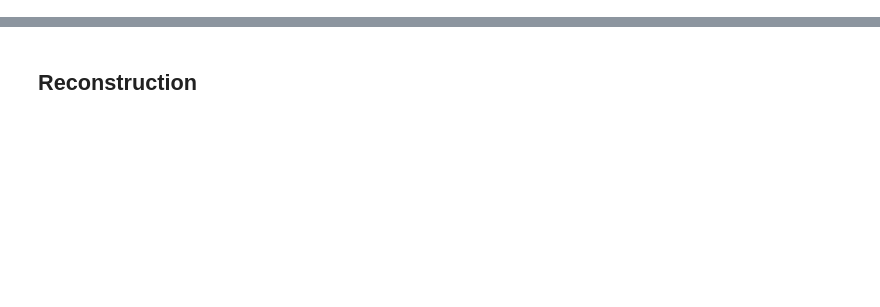
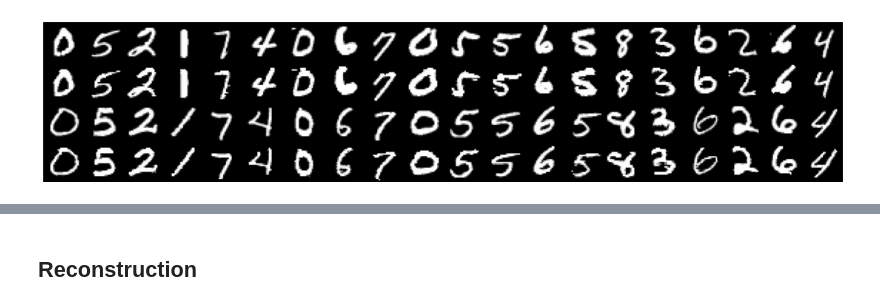
Before and after one commit to achintzeus1994/conditional_pixel_vae, a Jupyter notebook: POISE_achint/experiments/MNIST_MNIST.ipynb, the cells around one changed output, grey strips where cells are left out. Saved outputs shown, nothing was run; the diff lists cells and outputs as text; code cells hidden in the pictures; blank space fills up the shorter version.

Commit message:
pixel_vae

```diff
--- a/POISE_achint/experiments/MNIST_MNIST.ipynb
+++ b/POISE_achint/experiments/MNIST_MNIST.ipynb
@@ -19,7 +24,7 @@ from model.poise_vae import POISE_VAE
 device = 'cuda' if torch.cuda.is_available() else 'cpu'
 # %%
 MNIST_PATH = "/home/achint/datasets/MNIST/%s.pt"
-PATH = "/home/achint/Generative_Modelling/POISE_achint/saved_models/MNIST_MNIST_PIXEL.pt"
+PATH = "/home/achint/Generative_Modelling/saved_models/"
 joint_dataset_train = MNIST_MNIST.MNIST_MNIST(mnist_pt_path=MNIST_PATH % 'training')
 joint_dataset_test  = MNIST_MNIST.MNIST_MNIST(mnist_pt_path=MNIST_PATH % 'test')
 # %%
@@ -46 +52,10 @@ optimizer = optim.Adam(vae.parameters(), lr=1e-3)
+# %%
+with torch.no_grad():
+    for i, data in enumerate(test_loader):
+        results = vae([data[0].to(device, dtype=torch.float32), data[1].to(device, dtype=torch.float32)],generate_mode= False)
+        break
+x_rec = [results['x_rec'][0].max(dim=1).indices.reshape(128,784),results['x_rec'][1].max(dim=1).indices.reshape(128,784)]
+plotting(vae, data, x_rec)
+# %% [output]
+[figure, added]
 # %%
```
Also changed, not shown: parts of 19 cells of this notebook, 8 other files.
